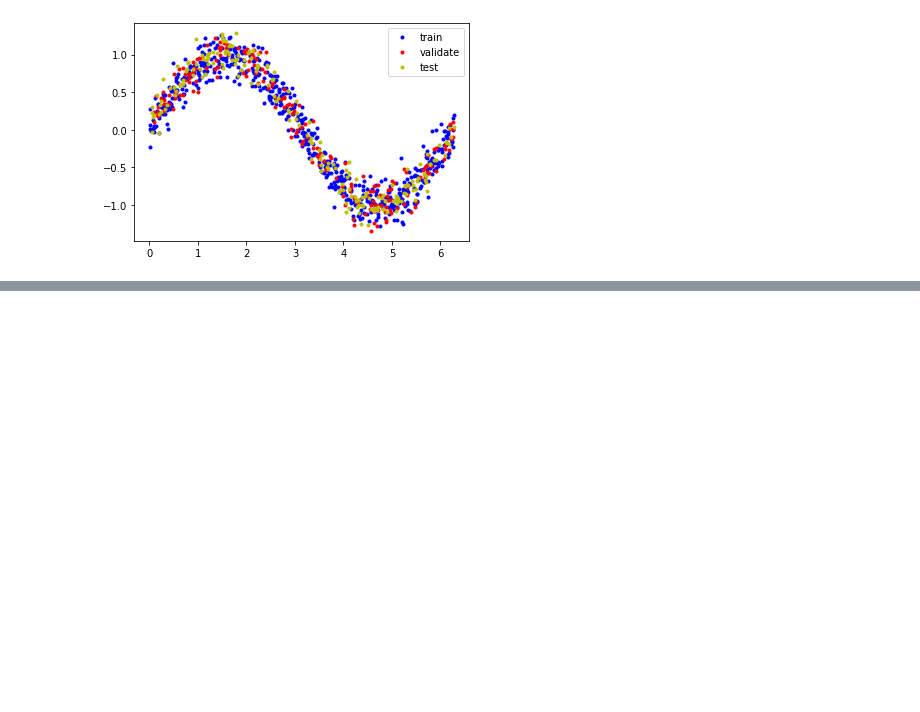
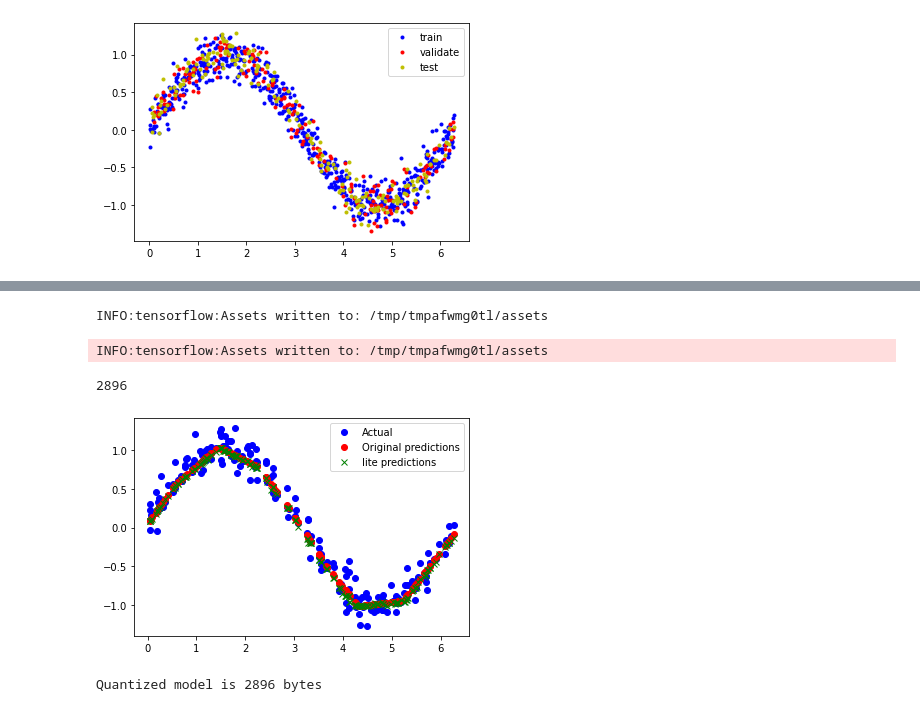
Before and after one commit to edsolibet/tinymL, a Jupyter notebook: sine_ml_test.ipynb, the cells around one changed output, grey strips where cells are left out. Drawn from its saved outputs; the diff is of its cells as text; code cells hidden in the pictures; blank space fills up the shorter version.

```diff
--- a/sine_ml_test.ipynb
+++ b/sine_ml_test.ipynb
@@ -153,0 +164,52 @@ plt.show()
+# %%
+# convert model
+converter = tf.lite.TFLiteConverter.from_keras_model(model_1)
+converter.optimizations = [tf.lite.Optimize.DEFAULT]
+def representative_dataset_generator():
+  for value in x_test:
+    yield [np.array(value, dtype = np.float32, ndmin = 2)]
+converter.representative_dataset = representative_dataset_generator
+tflite_model = converter.convert()
+
+#save model
+open("sine_model.tflite", 'wb').write(tflite_model)
+# %% [output]
+INFO:tensorflow:Assets written to: /tmp/tmpafwmg0tl/assets
+INFO:tensorflow:Assets written to: /tmp/tmpafwmg0tl/assets
+2896
+# %%
+# instantitate an interpreter
+sine_model = tf.lite.Interpreter('sine_model.tflite')
+#allocate memory
+sine_model.allocate_tensors()
+#get indexes of the input and output tensors
+sine_model_input_index = sine_model.get_input_details()[0]['index']
+sine_model_output_index = sine_model.get_output_details()[0]['index']
+
+# create arrays to store the results
+sine_model_predictions = []
+
+# run each model's interpreter for each value and store the results in arrays
+for x in x_test:
+  # create 2D tensor wrapping current x value
+  x_value = tf.convert_to_tensor([[x]], dtype = np.float32)
+  # write the value to the input tensor
+  sine_model.set_tensor(sine_model_input_index, x_value)
+  #run inference
+  sine_model.invoke()
+  # read the prediction from output tensor
+  sine_model_predictions.append(sine_model.get_tensor(sine_model_output_index)[0])
+
+plt.clf()
+plt.plot(x_test, y_test, 'bo', label = 'Actual')
+plt.plot(x_test, predictions, 'ro', label = 'Original predictions')
+plt.plot(x_test, sine_model_predictions, 'gx', label = 'lite predictions')
+plt.legend()
+plt.show()
+# %% [output]
+[figure, added]
+# %%
+model_size = os.path.getsize('sine_model.tflite')
+print("Quantized model is %d bytes" % model_size)
+# %% [output]
+Quantized model is 2896 bytes
```
Also changed, not shown: parts of 5 cells of this notebook.
